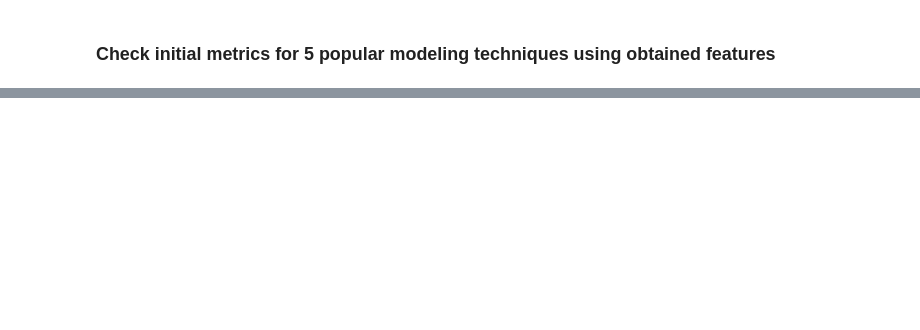
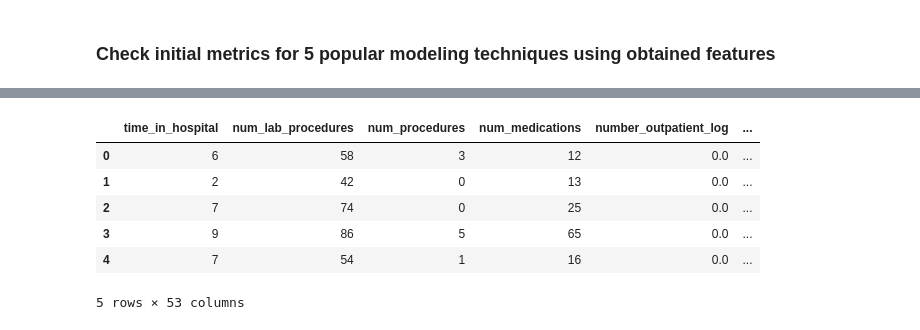
Before and after one commit to ace-racer/ClinicalHealthCareAnalytics, a Jupyter notebook: modeling/Diabetes Readmission prediction using ensemble modeling techniques.ipynb, the cells around one changed output, grey strips where cells are left out. Saved outputs shown, nothing was run; the diff lists cells and outputs as text; code cells hidden in the pictures; blank space fills up the shorter version.

```diff
--- a/modeling/Diabetes Readmission prediction using ensemble modeling techniques.ipynb
+++ b/modeling/Diabetes Readmission prediction using ensemble modeling techniques.ipynb
@@ -26,0 +38,24 @@ training_X.head()
+# %%
+# one-hot-encoding on categorical features
+# convert nominal values to dummy values
+def one_hot_encode(df):
+    df_age = pd.get_dummies(df['age2'])
+    df_race = pd.get_dummies(df['race'])
+    df_gender = pd.get_dummies(df['gender'])
+    df_max_glu_serum = pd.get_dummies(df['max_glu_serum'])
+    df_A1Cresult = pd.get_dummies(df['A1Cresult'])
+    df_insulin = pd.get_dummies(df['insulin'])
+    df_change = pd.get_dummies(df['change'])
+    df_diabetesMed = pd.get_dummies(df['diabetesMed'])
+    df_discharge_disposition_id = pd.get_dummies(df['discharge_disposition_id2'])
+    df_admission_source_id = pd.get_dummies(df['admission_source_id2'])
+    df_admission_type_id = pd.get_dummies(df['admission_type_id2'])
+
+    df = pd.concat([df, df_age, df_race, df_gender, df_max_glu_serum, df_A1Cresult,
+                      df_insulin, df_change, df_diabetesMed, df_discharge_disposition_id,
+                      df_admission_source_id, df_admission_type_id], axis=1)
+    df.drop(['age2', 'race', 'gender', 'max_glu_serum', 'A1Cresult', 'insulin', 'change',
+                      'diabetesMed', 'discharge_disposition_id2', 'admission_source_id2',
+                      'admission_type_id2'], axis=1, inplace=True)
+
+    return df
@@ -35,0 +101,10 @@ Name: readmitted2, dtype: object
+# %%
+validation_X.head()
+# %% [output]
+|  | time_in_hospital | num_lab_procedures | num_procedures | num_medications | number_outpatient_log | ... |
+| 0 | 6 | 58 | 3 | 12 | 0.0 | ... |
+| 1 | 2 | 42 | 0 | 13 | 0.0 | ... |
+| 2 | 7 | 74 | 0 | 25 | 0.0 | ... |
+| 3 | 9 | 86 | 5 | 65 | 0.0 | ... |
+| 4 | 7 | 54 | 1 | 16 | 0.0 | ... |
+5 rows × 53 columns
```
Also changed, not shown: parts of 19 cells of this notebook.
